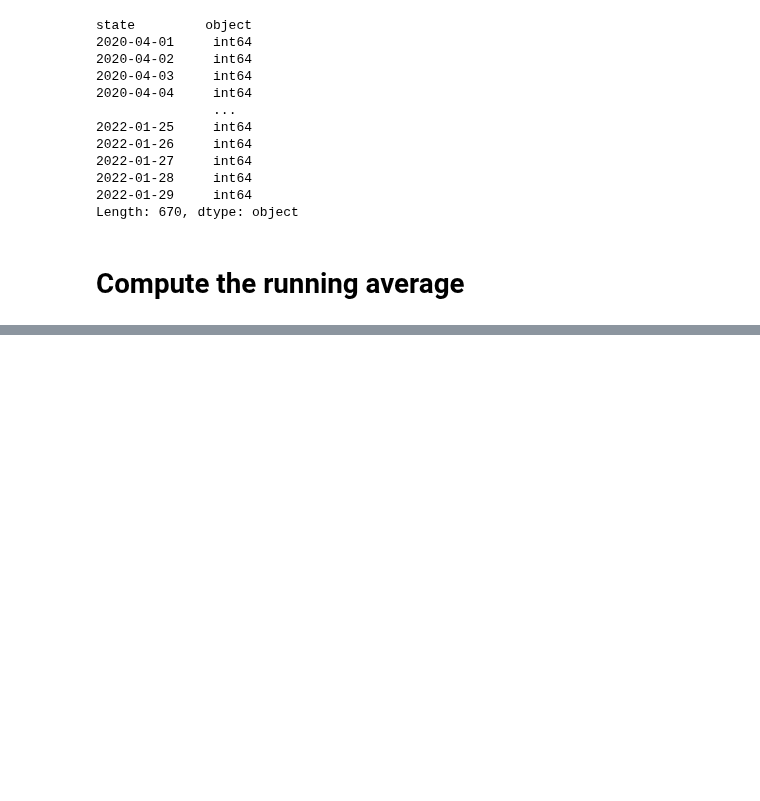
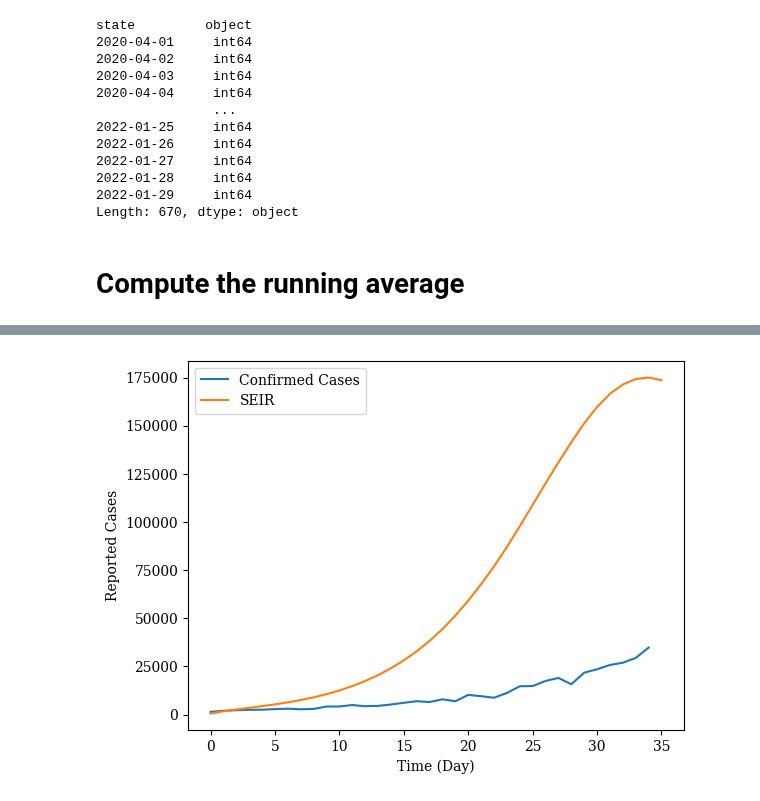
Before and after one commit to HimanshuSingh-all/Computational-Epidemiology-ICTS, a Jupyter notebook: assignments/assignment-1/comp_epi_assign_1.ipynb, the cells around one changed output, grey strips where cells are left out. Saved outputs shown, nothing was run; the diff lists cells and outputs as text; code cells hidden in the pictures; blank space fills up the shorter version.

```diff
--- a/assignments/assignment-1/comp_epi_assign_1.ipynb
+++ b/assignments/assignment-1/comp_epi_assign_1.ipynb
@@ -285,0 +411,42 @@ optimize.fmin_bfgs
+# %%
+params_wave_2 = res2_wave.x
+beta_wave_2, exposed_wave_2, infected_wave_2, recovered_wave_2, cir_wave_2 = params_wave_2
+
+# simulate the wave-1 of the pandemic
+exposed_wave_2 = int(exposed_wave_2)
+infected_wave_2 = int(infected_wave_2)
+recovered_wave_2 = int(recovered_wave_2)
+seirparam = SEIRParams(
+    alpha=alpha,
+    beta=beta_wave_2,
+    gamma=gamma,
+    N = N
+)
+
+
+steps_wave_2 = wave_2_cases_confirmed.shape[0]
+teval = np.linspace(0, steps_wave_2-1, steps_wave_2)
+init_condition_wave_2 = np.array(
+    (
+    N - exposed_wave_2- infected_wave_2-recovered_wave_2,
+    exposed_wave_2,
+    infected_wave_2,
+    recovered_wave_2
+    )
+    )
+solution_wave_2 = solve_ivp(
+    fun = seir_diff,
+    args=(seirparam,),
+    t_span= (teval[0], teval[-1]),
+    t_eval= teval,
+    y0 = init_condition_wave_2
+)
+reported_theoretical_cases = solution_wave_2.y[1]*alpha*cir_wave_2
+plt.plot(wave_2_new_cases_confirmed, label = 'Confirmed Cases') #, facecolor = 'none', edgecolors='blue')
+plt.plot(reported_theoretical_cases, label = 'SEIR')
+plt.xlabel('Time (Day)')
+plt.ylabel('Reported Cases')
+plt.legend()
+plt.show()
+# %% [output]
+[figure, added]
```
Also changed, not shown: parts of 8 cells of this notebook.
